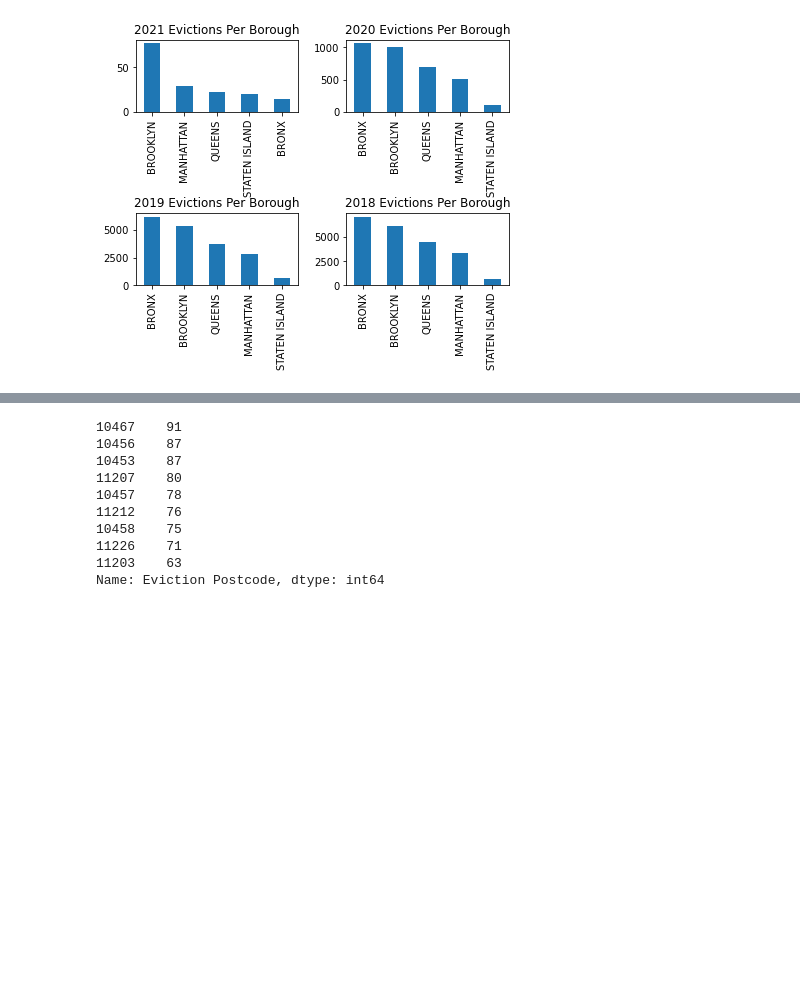
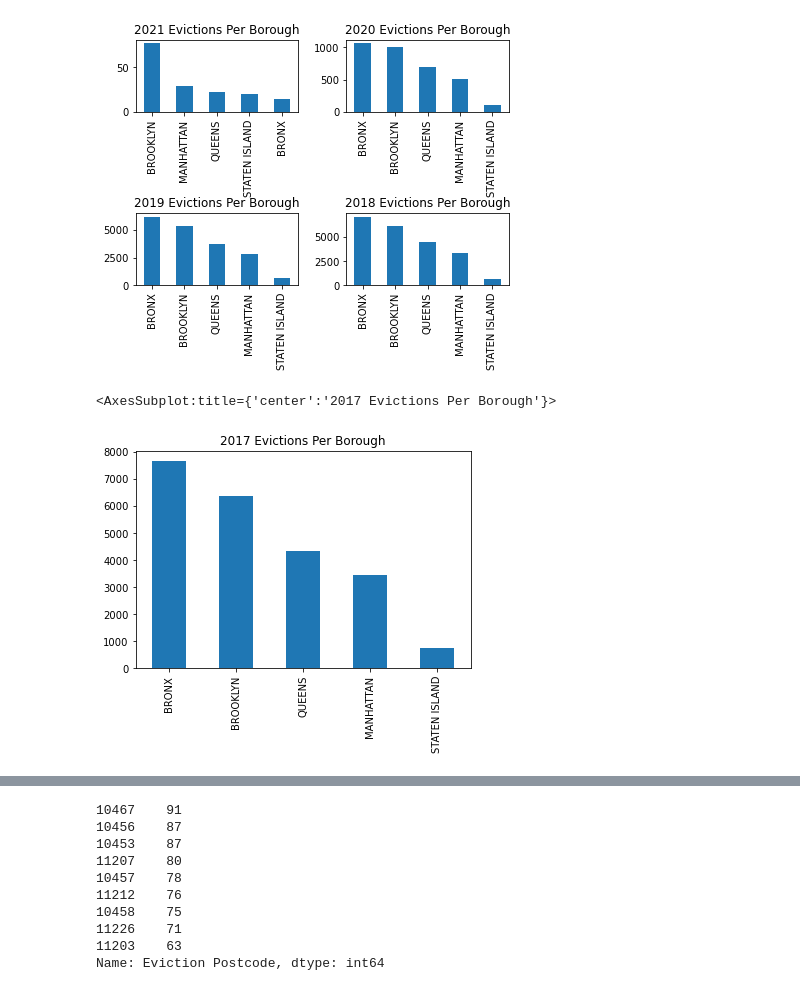
Before and after one commit to akuppan1/NYC_Evictions_Analysis, a Jupyter notebook: NYC Evictions Analysis.ipynb, the cells around one changed output, grey strips where cells are left out. Drawn from its saved outputs; the diff is of its cells as text; code cells hidden in the pictures; blank space fills up the shorter version.

```diff
--- a/NYC Evictions Analysis.ipynb
+++ b/NYC Evictions Analysis.ipynb
@@ -108,6 +108,11 @@ data_2018['BOROUGH'].value_counts().plot(ax = axes[1,1],kind ='bar', title='2018
 # %% [output]
 <AxesSubplot:title={'center':'2018 Evictions Per Borough'}>
 [figure]
+# %%
+data_2017['BOROUGH'].value_counts().plot(kind ='bar', title='2017 Evictions Per Borough')
+# %% [output]
+<AxesSubplot:title={'center':'2017 Evictions Per Borough'}>
+[figure, added]
 # %%
 data[data['Ejectment'] == 'Ejectment']
 # %% [output]
```
